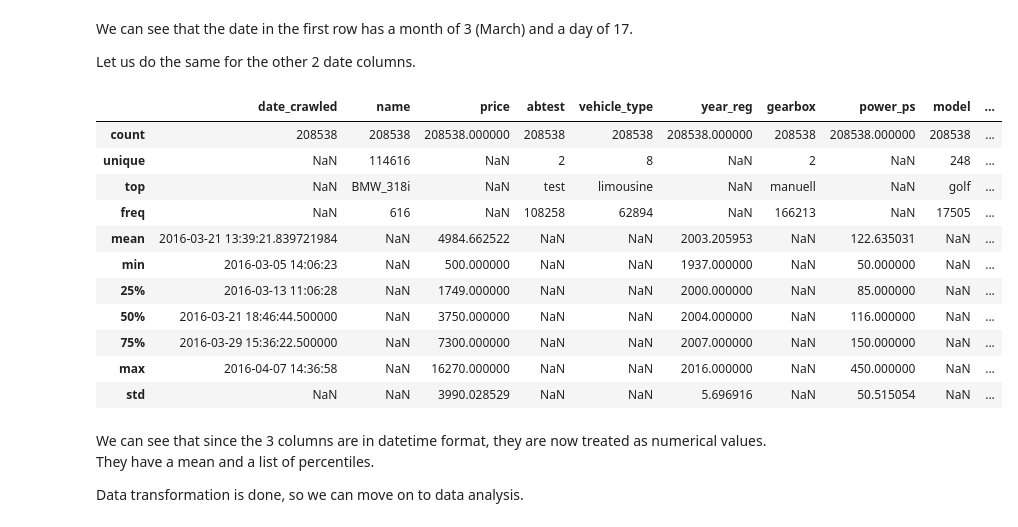
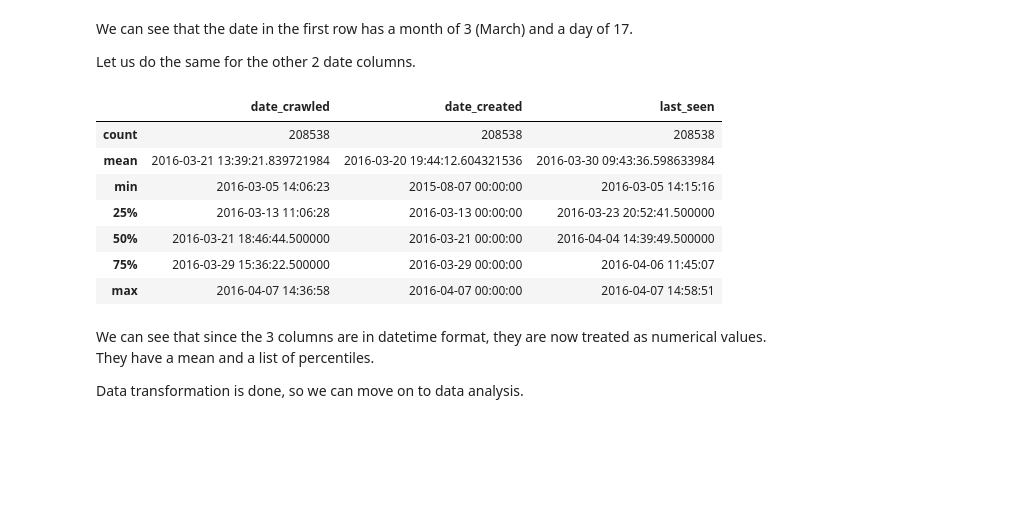
Before and after one commit to MiguelAHG/mahg-data-science, a Jupyter notebook: _notebooks/2021-05-20-Basic-Data-Cleaning-eBay-Car-Sales-Data.ipynb, the cells around one changed output. Saved outputs shown, nothing was run; the diff lists cells and outputs as text; code cells hidden in the pictures; blank space fills up the shorter version.

```diff
--- a/_notebooks/2021-05-20-Basic-Data-Cleaning-eBay-Car-Sales-Data.ipynb
+++ b/_notebooks/2021-05-20-Basic-Data-Cleaning-eBay-Car-Sales-Data.ipynb
@@ -64,7 +64,7 @@ Below is the information about each column in the dataset, taken from [Used Cars
 
 Let us view the first 5 rows of the dataset below.
 # %%
-autos = pd.read_csv("./2021-05-16-BDC-Files/autos.csv")
+autos = pd.read_csv("./2021-05-20-BDC-Files/autos.csv")
 
 autos.head()
 # %% [output]
@@ -684,31 +668,26 @@ Let us do the same for the other 2 date columns.
 # %%
 autos["date_created"] = pd.to_datetime(
     autos["date_created"],
     format = format_str,
 )
 
 autos["last_seen"] = pd.to_datetime(
     autos["last_seen"],
     format = format_str,
 )
 
-autos.describe(
-    include = "all",
+autos[["date_crawled", "date_created", "last_seen"]].describe(
     datetime_is_numeric = True,
 )
 # %% [output]
-|  | date_crawled | name | price | abtest | vehicle_type | year_reg | gearbox | power_ps | model | ... |
-| count | 208538 | 208538 | 208538.000000 | 208538 | 208538 | 208538.000000 | 208538 | 208538.000000 | 208538 | ... |
-| unique | NaN | 114616 | NaN | 2 | 8 | NaN | 2 | NaN | 248 | ... |
-| top | NaN | BMW_318i | NaN | test | limousine | NaN | manuell | NaN | golf | ... |
-| freq | NaN | 616 | NaN | 108258 | 62894 | NaN | 166213 | NaN | 17505 | ... |
-| mean | 2016-03-21 13:39:21.839721984 | NaN | 4984.662522 | NaN | NaN | 2003.205953 | NaN | 122.635031 | NaN | ... |
-| min | 2016-03-05 14:06:23 | NaN | 500.000000 | NaN | NaN | 1937.000000 | NaN | 50.000000 | NaN | ... |
-| 25% | 2016-03-13 11:06:28 | NaN | 1749.000000 | NaN | NaN | 2000.000000 | NaN | 85.000000 | NaN | ... |
-| 50% | 2016-03-21 18:46:44.500000 | NaN | 3750.000000 | NaN | NaN | 2004.000000 | NaN | 116.000000 | NaN | ... |
-| 75% | 2016-03-29 15:36:22.500000 | NaN | 7300.000000 | NaN | NaN | 2007.000000 | NaN | 150.000000 | NaN | ... |
-| max | 2016-04-07 14:36:58 | NaN | 16270.000000 | NaN | NaN | 2016.000000 | NaN | 450.000000 | NaN | ... |
-| std | NaN | NaN | 3990.028529 | NaN | NaN | 5.696916 | NaN | 50.515054 | NaN | ... |
+|  | date_crawled | date_created | last_seen |
+| count | 208538 | 208538 | 208538 |
+| mean | 2016-03-21 13:39:21.839721984 | 2016-03-20 19:44:12.604321536 | 2016-03-30 09:43:36.598633984 |
+| min | 2016-03-05 14:06:23 | 2015-08-07 00:00:00 | 2016-03-05 14:15:16 |
+| 25% | 2016-03-13 11:06:28 | 2016-03-13 00:00:00 | 2016-03-23 20:52:41.500000 |
+| 50% | 2016-03-21 18:46:44.500000 | 2016-03-21 00:00:00 | 2016-04-04 14:39:49.500000 |
+| 75% | 2016-03-29 15:36:22.500000 | 2016-03-29 00:00:00 | 2016-04-06 11:45:07 |
+| max | 2016-04-07 14:36:58 | 2016-04-07 00:00:00 | 2016-04-07 14:58:51 |
 # %% [markdown]
 We can see that since the 3 columns are in datetime format, they are now treated as numerical values. They have a mean and a list of percentiles.
 
```
Also changed, not shown: parts of 5 cells of this notebook.
